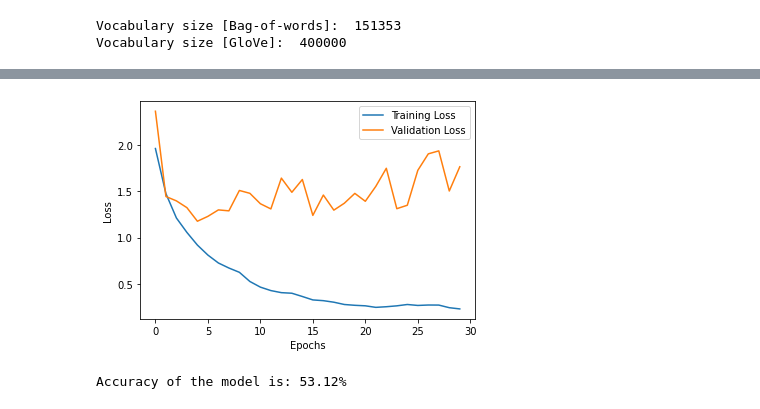
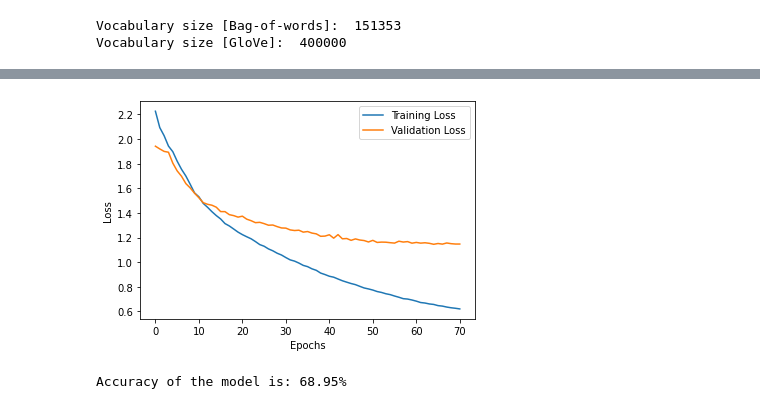
Before and after one commit to NNDLProject/ARDL, a Jupyter notebook: test_dnn.ipynb, the cells around one changed output, grey strips where cells are left out. Drawn from its saved outputs; the diff is of its cells as text; code cells hidden in the pictures.

```diff
--- a/test_dnn.ipynb
+++ b/test_dnn.ipynb
@@ -13,6 +13,8 @@ Mounted at /content/drive
 
 from dataset import *
 from torch.utils.data import TensorDataset, DataLoader
+# %%
+device = torch.device("cuda" if torch.cuda.is_available() else "cpu")
 # %%
 from sklearn.datasets import fetch_20newsgroups
 
@@ -43,23 +47,26 @@ DNN(
   (dropout): Dropout(p=0.3, inplace=False)
 )
 # %%
-learning_rate = 0.001
-num_epochs = 30
+# learning_rate = 0.001
+# num_epochs = 30
+# batch_size = 512
+# display_step = 4
+learning_rate = 0.00001
+num_epochs = 70
 batch_size = 512
 display_step = 4
-
 criterion = nn.CrossEntropyLoss()
 optimizer = torch.optim.Adam(model.parameters(), lr=learning_rate)
 # %%
 from torch.autograd import Variable
 # %%
-training_loss = []
-validation_loss = []
+# training_loss = []
+# validation_loss = []
 total_batch = int(len(newsgroups_train.data)/batch_size)
 
 total_batch_val = int(len(newsgroups_test.data)/batch_size)
 
-
+model = model.to(device)
 for epoch in range(num_epochs):
     tr_loss = []
     model.train()
@@ -68,8 +75,8 @@ for epoch in range(num_epochs):
     for i in range(total_batch):
         batch_x,batch_y = get_batch(data['train'],i,batch_size)
 
-        articles = Variable(torch.LongTensor(batch_x))
-        labels = Variable(torch.LongTensor(batch_y))
+        articles = Variable(torch.LongTensor(batch_x)).to(device)
+        labels = Variable(torch.LongTensor(batch_y)).to(device)
 
         # Forward + Backward + Optimize
         optimizer.zero_grad()  # zero the gradient buffer
@@ -93,8 +100,8 @@ for epoch in range(num_epochs):
 
         batch_x,batch_y = get_batch(data['test'],i,batch_size)
 
-        articles = Variable(torch.LongTensor(batch_x))
-        labels = Variable(torch.LongTensor(batch_y))
+        articles = Variable(torch.LongTensor(batch_x)).to(device)
+        labels = Variable(torch.LongTensor(batch_y)).to(device)
 
         _, y_test_pred = model(articles)
 
@@ -123,21 +130,30 @@ Epoch [21/30], Step [16/22], Loss: 0.2544
 # %%
-folder_name = 'models/dnn/model_2_10_03/'
+folder_name = 'models/dnn/model_2_11_03/'
 
 from matplotlib import pyplot as plt
-training_loss = np.array(training_loss)
-validation_loss = np.array(validation_loss)
+# training_loss = np.array(training_loss)
+# validation_loss = np.array(validation_loss)
+
+for i in range(len(training_loss)):
+  training_loss[i] = training_loss[i].cpu()
+
+for i in range(len(validation_loss)):
+  validation_loss[i] = validation_loss[i].cpu()
+
+training_loss_ = np.array(training_loss)
+validation_loss_ = np.array(validation_loss)
 
 
 fig = plt.figure()
-plt.plot(training_loss)
-plt.plot(validation_loss)
+plt.plot(training_loss_)
+plt.plot(validation_loss_)
 plt.legend(["Training Loss", "Validation Loss"])
 plt.ylabel('Loss')
 plt.xlabel('Epochs')
 plt.show()
 fig.savefig(folder_name + 'loss_vs_epoch.png')
 # %% [output]
-[figure, old version]
+[figure, new version]
 # %%
 total_batch = int(len(newsgroups_test.data)/batch_size)
 correct = 0
@@ -146,8 +162,8 @@ total = 0
 for i in range(total_batch):
     batch_x,batch_y = get_batch(data['test'],i,batch_size)
 
-    articles = Variable(torch.LongTensor(batch_x))
-    labels = Variable(torch.LongTensor(batch_y))
+    articles = Variable(torch.LongTensor(batch_x)).to(device)
+    labels = Variable(torch.LongTensor(batch_y)).to(device)
 
     # Final validation accuracy
     total, correct = 0, 0
@@ -161,7 +177,7 @@ for i in range(total_batch):
 
 print(f'Accuracy of the model is: {100*correct/total:.2f}%')
 # %% [output]
-Accuracy of the model is: 53.12%
+Accuracy of the model is: 68.95%
 # %%
 # Additional information
 PATH = folder_name + "model.pt"
```
Also changed, not shown: parts of 3 cells of this notebook, 1 other file.
